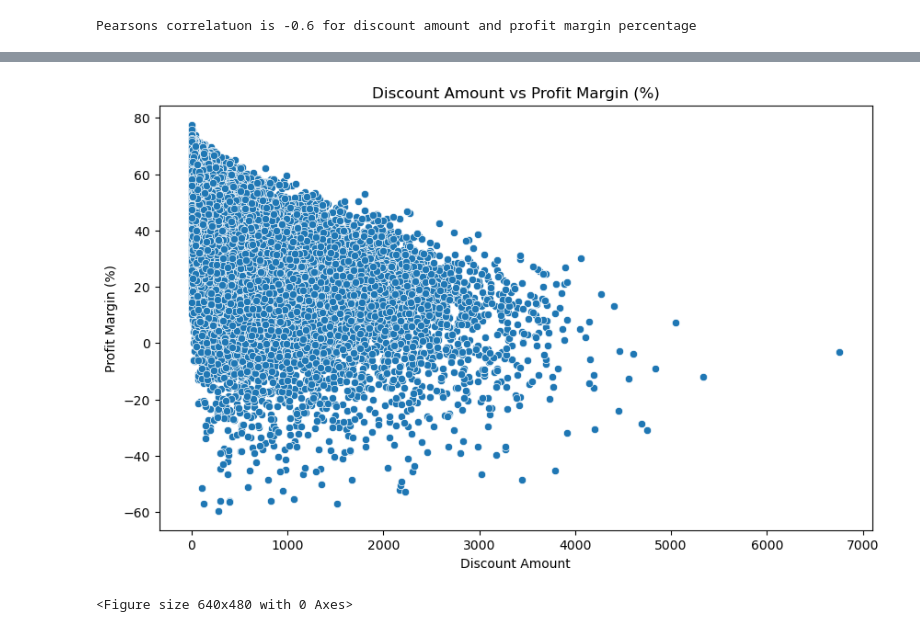
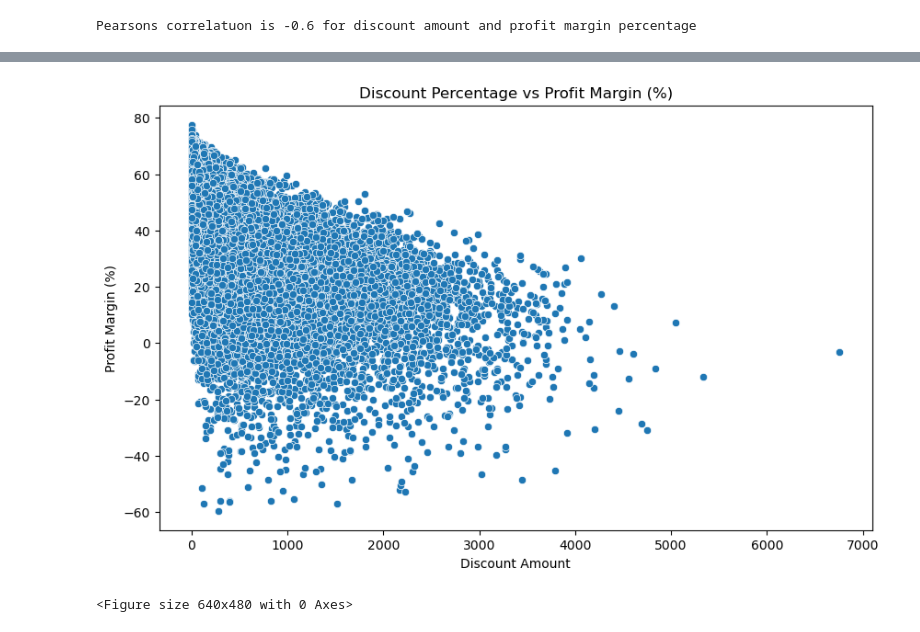
Before and after one commit to AJD1888/E-commerce-Analysis, a Jupyter notebook: e-commerce-notebook.ipynb, the cells around one changed output, grey strips where cells are left out. Saved outputs shown, nothing was run; the diff lists cells and outputs as text; code cells hidden in the pictures.

```diff
--- a/e-commerce-notebook.ipynb
+++ b/e-commerce-notebook.ipynb
@@ -309,23 +309,23 @@ plt.savefig("Discount_net_sales_scatter.png")
 <Figure size 640x480 with 0 Axes>
 # %%
-# create a scatter plot of profit margin percentage against discount value
+# create a scatter plot of profit margin percentage against discount amount
 
 plt.figure(figsize = (10,6))
 
 # plot the graph
 sns.scatterplot(data=sales,
                 x = "discount_amount",
                 y = "profit_margin_percentage"
                 )
 
 # give graph appropriate labels and title
-plt.title("Discount Amount vs Profit Margin (%)")
+plt.title("Discount Percentage vs Profit Margin (%)")
 plt.xlabel("Discount Amount")
 plt.ylabel("Profit Margin (%)")
 
 plt.show()
 
 plt.savefig("Discount_profit_margin_scatter.png")
 # %% [output]
-[figure, old version]
+[figure, new version]
 <Figure size 640x480 with 0 Axes>
```
Also changed, not shown: parts of 2 cells of this notebook, 1 other file.
